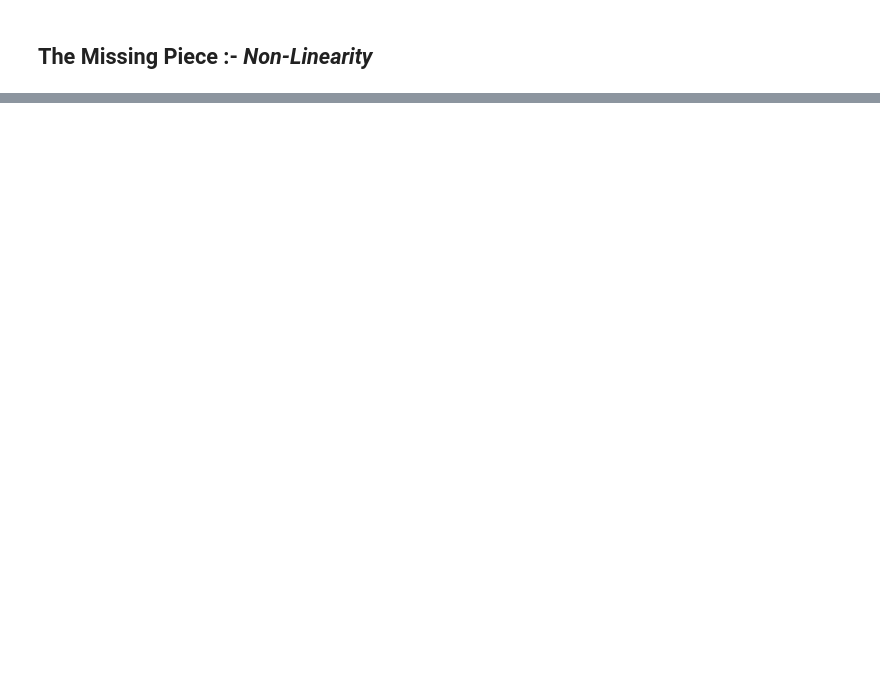
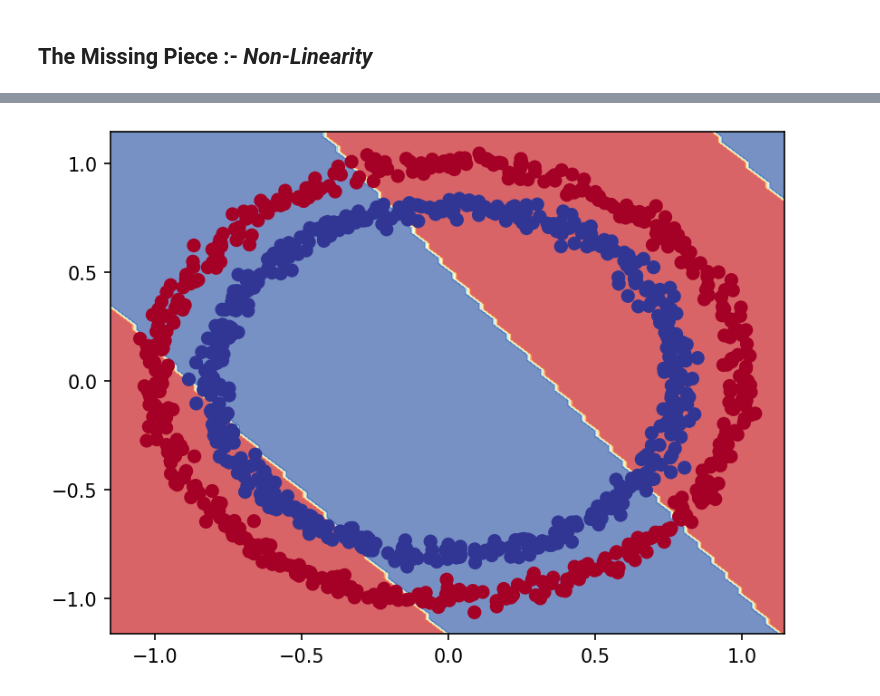
Before and after one commit to kshipra-jadav/ZTM-DeepLearning, a Jupyter notebook: Neural Network Classification/neural_network_classification_with_tf.ipynb, the cells around one changed output, grey strips where cells are left out. Drawn from its saved outputs; the diff is of its cells as text; code cells hidden in the pictures; blank space fills up the shorter version.

```diff
--- a/Neural Network Classification/neural_network_classification_with_tf.ipynb
+++ b/Neural Network Classification/neural_network_classification_with_tf.ipynb
@@ -146,0 +167,19 @@ Doing binary classification
+# %%
+# Multi-layer neural network
+
+model_4 = tf.keras.Sequential([
+    tf.keras.layers.Dense(4, activation="relu"),
+    tf.keras.layers.Dense(4, activation="relu"),
+    tf.keras.layers.Dense(1)
+])
+
+model_4.compile(
+    optimizer="Adam",
+    loss="binary_crossentropy",
+    metrics=["accuracy"]
+)
+
+model_4.fit(X, y, epochs=250, verbose=0)
+
+plot_decision_boundary(model_4, X, y)
+# %% [output]
@@ -146,0 +188 @@ Doing binary classification
+[figure, added]
```
Also changed, not shown: parts of 7 cells of this notebook.
